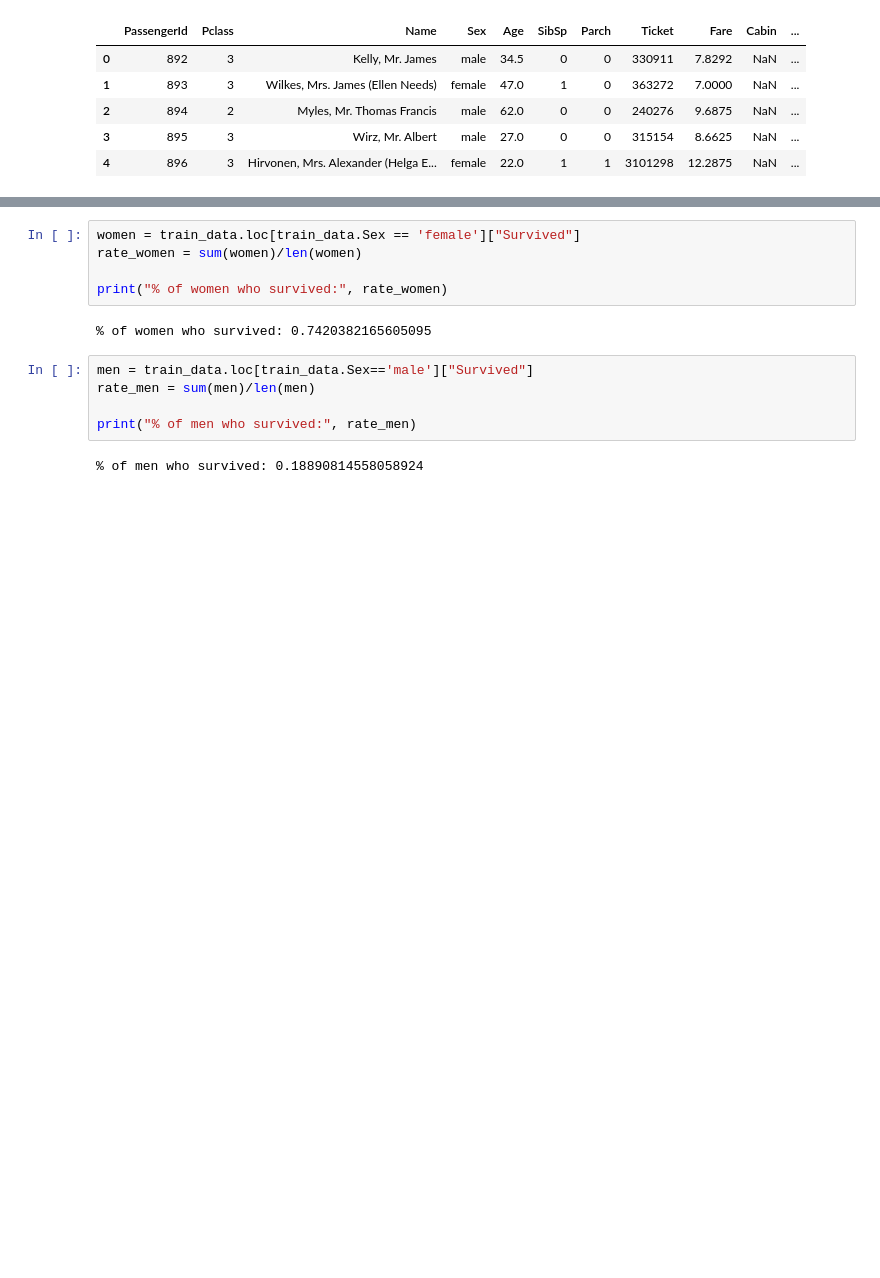
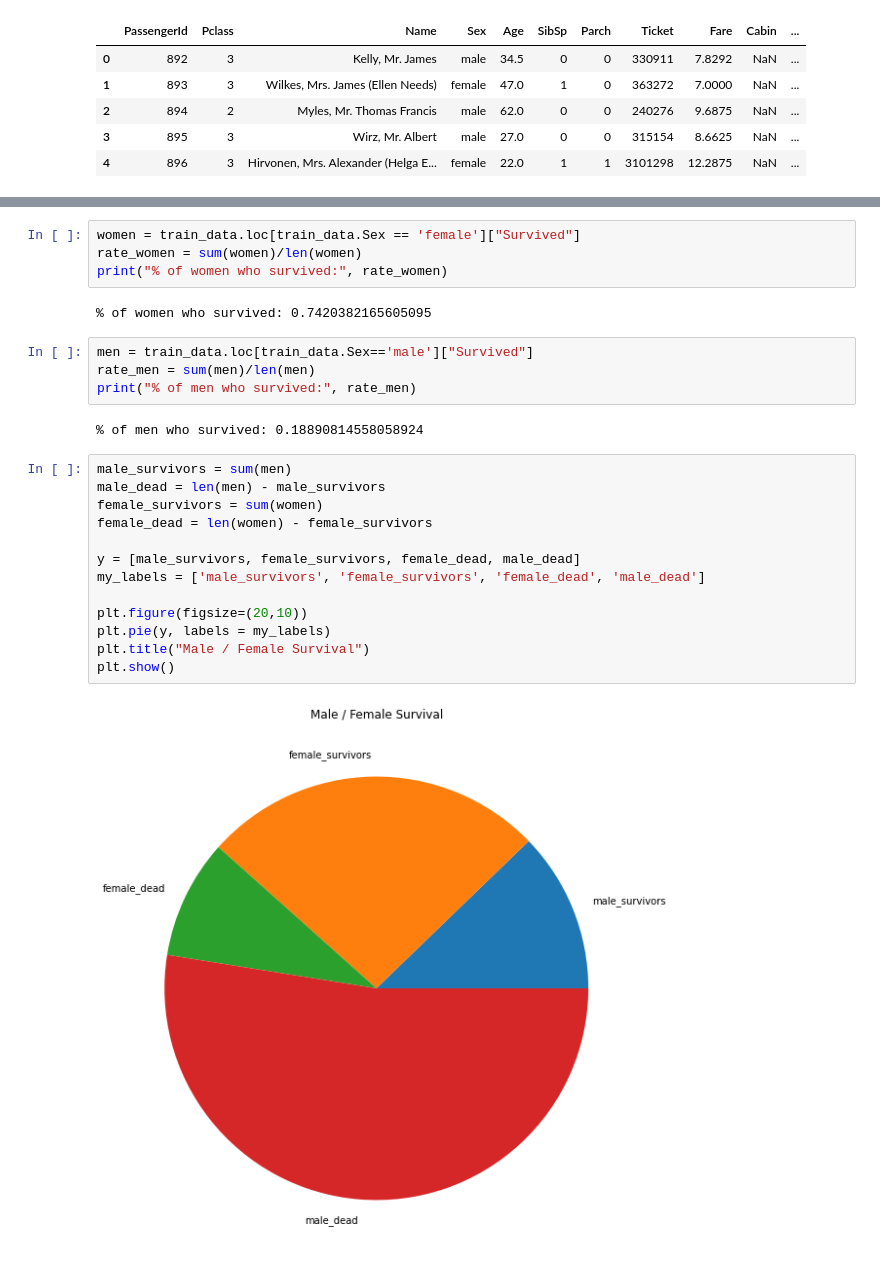
Before and after one commit to LesterJones/Titanic, a Jupyter notebook: notebook56bfa43095.ipynb, the cells around one changed output, grey strips where cells are left out. Drawn from its saved outputs; the diff is of its cells as text; blank space fills up the shorter version.

```diff
--- a/notebook56bfa43095.ipynb
+++ b/notebook56bfa43095.ipynb
@@ -43,14 +159,27 @@ test_data.head()
 # %%
 women = train_data.loc[train_data.Sex == 'female']["Survived"]
 rate_women = sum(women)/len(women)
-
 print("% of women who survived:", rate_women)
 # %% [output]
 % of women who survived: 0.7420382165605095
 # %%
 men = train_data.loc[train_data.Sex=='male']["Survived"]
 rate_men = sum(men)/len(men)
-
 print("% of men who survived:", rate_men)
 # %% [output]
 % of men who survived: 0.18890814558058924
+# %%
+male_survivors = sum(men)
+male_dead = len(men) - male_survivors
+female_survivors = sum(women)
+female_dead = len(women) - female_survivors
+
+y = [male_survivors, female_survivors, female_dead, male_dead]
+my_labels = ['male_survivors', 'female_survivors', 'female_dead', 'male_dead']
+
+plt.figure(figsize=(20,10))
+plt.pie(y, labels = my_labels)
+plt.title("Male / Female Survival")
+plt.show()
+# %% [output]
+[figure, added]
```
Also changed, not shown: parts of 26 cells of this notebook.
